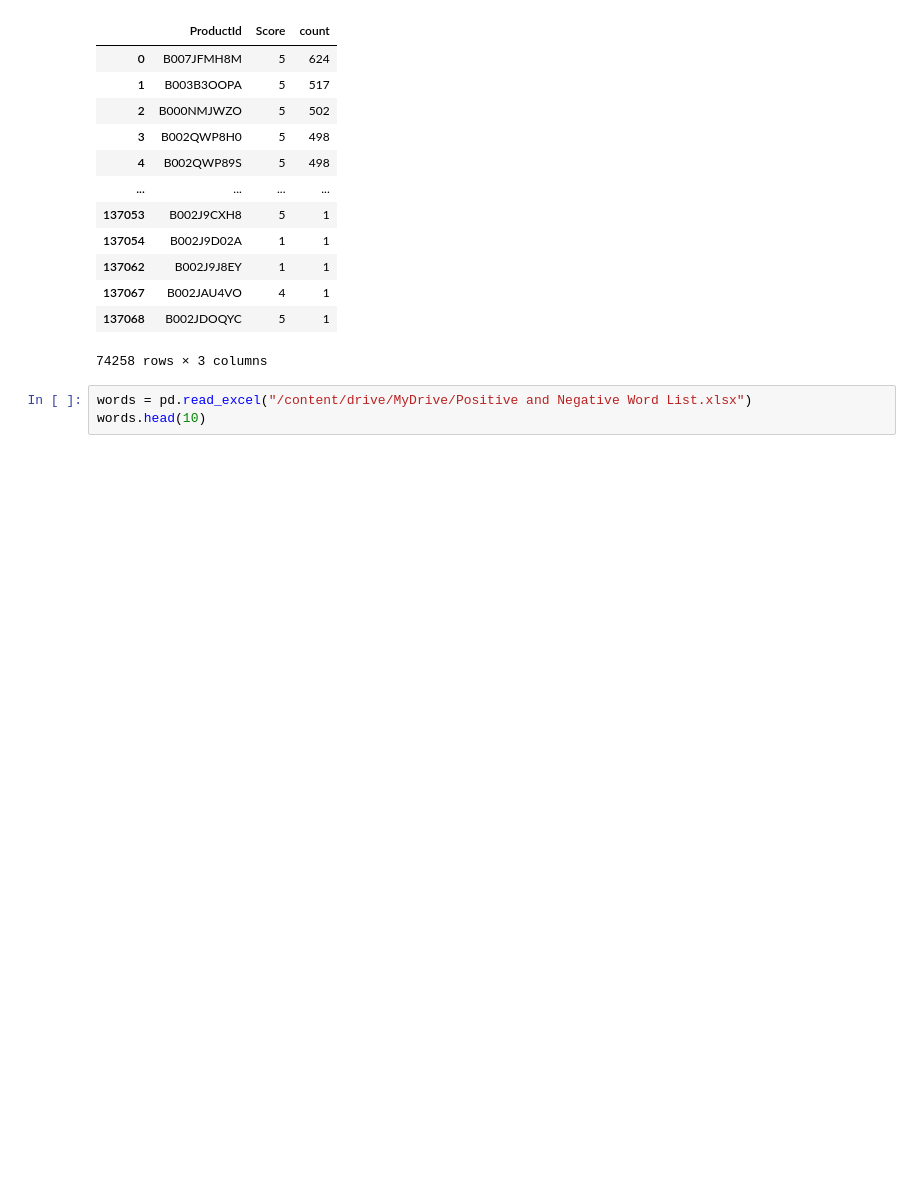
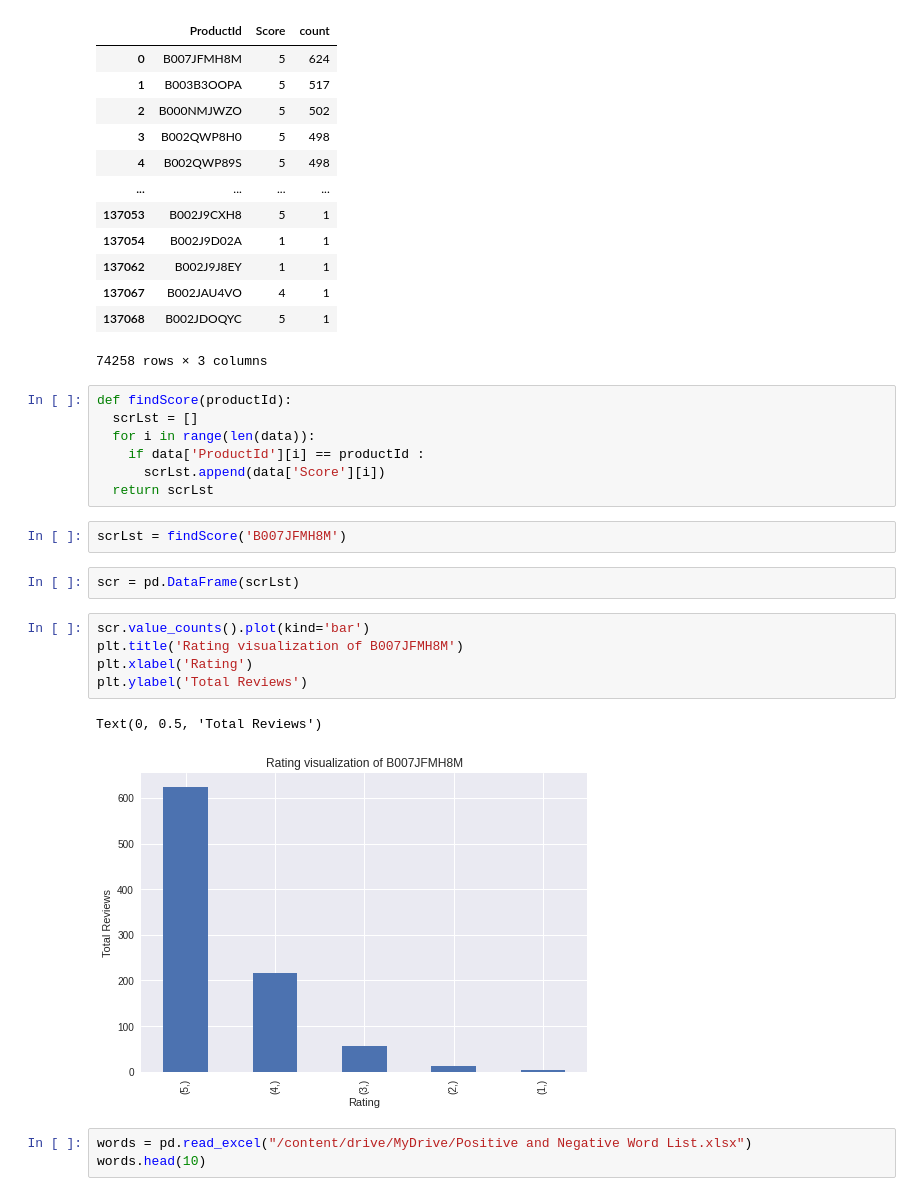
Before and after one commit to RajKamani/DAV_project, a Jupyter notebook: FoodReviewAnalysis.ipynb, the cells around one changed output. Cells and saved outputs as stored; diff of their text form; blank space fills up the shorter version.

```diff
--- a/FoodReviewAnalysis.ipynb
+++ b/FoodReviewAnalysis.ipynb
@@ -72,6 +72,25 @@ Count_total
 | 137067 | B002JAU4VO | 4 | 1 |
 | 137068 | B002JDOQYC | 5 | 1 |
 74258 rows × 3 columns
+# %%
+def findScore(productId):
+  scrLst = []
+  for i in range(len(data)):
+    if data['ProductId'][i] == productId :
+      scrLst.append(data['Score'][i])
+  return scrLst
+# %%
+scrLst = findScore('B007JFMH8M')
+# %%
+scr = pd.DataFrame(scrLst)
+# %%
+scr.value_counts().plot(kind='bar')
+plt.title('Rating visualization of B007JFMH8M')
+plt.xlabel('Rating')
+plt.ylabel('Total Reviews')
+# %% [output]
+Text(0, 0.5, 'Total Reviews')
+[figure, added]
 # %%
 words = pd.read_excel("/content/drive/MyDrive/Positive and Negative Word List.xlsx")
 words.head(10)
```
Also changed, not shown: parts of 10 cells of this notebook.
